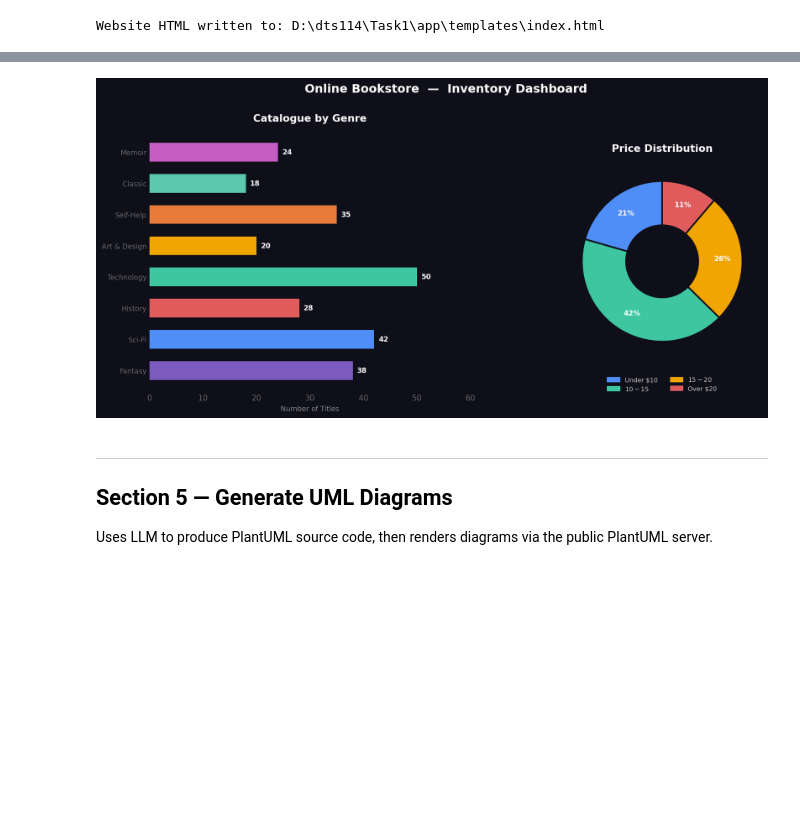
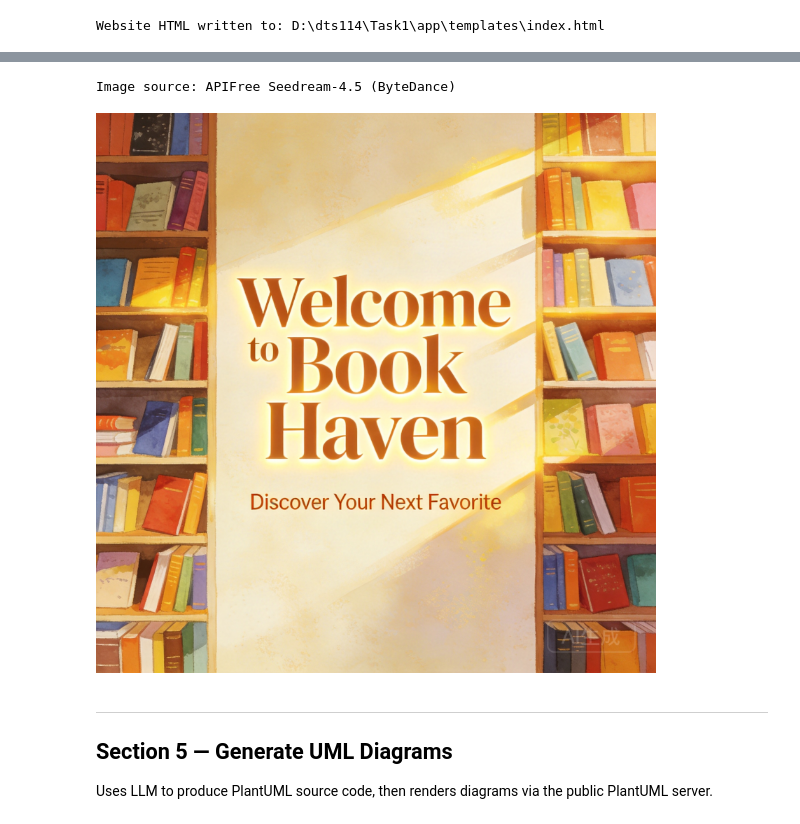
Before and after one commit to Ningxu24/dts114-software-component, a Jupyter notebook: Task1/generate.ipynb, the cells around one changed output, grey strips where cells are left out. Drawn from its saved outputs; the diff is of its cells as text; code cells hidden in the pictures; blank space fills up the shorter version.

Commit message:
feat: replace matplotlib image with real AI-generated image (APIFree Seedream-4.5)

````diff
--- a/Task1/generate.ipynb
+++ b/Task1/generate.ipynb
@@ -400,43 +452,12 @@ DALL·E unavailable (404 page not found), running fallback...
 # %%
-# ── AI-generated matplotlib dashboard image ──
-# Ask the LLM to write matplotlib code tailored to the PRD, then execute it.
-import re as _re2
+# ── Display the AI-generated image in the notebook ──
+from IPython.display import Image, display
 
-IMAGE_CODE_PROMPT = f"""
-You are a data visualisation expert. Write a self-contained Python script that:
-1. Uses matplotlib (backend 'Agg') to create a visually rich dashboard image (14x6 inches,
-   dark background #0f0f1a) relevant to the following product:
-
-{prd}
-
-2. The dashboard must contain two panels:
-   - Left panel: a horizontal bar chart showing realistic sample category/genre counts for
-     the product (at least 6 categories, colourful bars).
-   - Right panel: a donut chart showing a price-range distribution for the product's items.
-3. Save the final figure to the variable `image_path` (already defined as a pathlib.Path, do NOT redefine it).
-4. Use `plt.savefig(image_path, dpi=150, bbox_inches='tight', facecolor='#0f0f1a')` to save.
-5. Call `plt.close()` at the end.
-6. Do NOT call `plt.show()`.
-7. Return ONLY the raw Python code - no markdown fences, no explanation.
-"""
-
-print('Asking LLM to generate dashboard image code...')
-image_code = call_llm(IMAGE_CODE_PROMPT)
-# Strip any accidental markdown fences
-image_code = _re2.sub(r'^```(?:python)?\s*', '', image_code.strip(), flags=_re2.IGNORECASE)
-image_code = _re2.sub(r'```\s*$', '', image_code.strip())
-print('--- LLM-generated code preview (first 400 chars) ---')
-print(image_code[:400])
-print('----------------------------------------------------')
-print('Executing LLM-generated image code...')
-exec(image_code)
-print(f'AI-generated dashboard image saved: {image_path.resolve()}')
-
-# Display the image in the notebook
-from IPython.display import Image, display
+print(f'Image source: {_image_source}')
 display(Image(filename=str(image_path), width=750))
 # %% [output]
+Image source: APIFree Seedream-4.5 (ByteDance)
-[figure, old version]
+[figure, new version]
 # %% [markdown]
 ---
 ## Section 5 — Generate UML Diagrams
````
Also changed, not shown: parts of 3 cells of this notebook, 6 other files.
